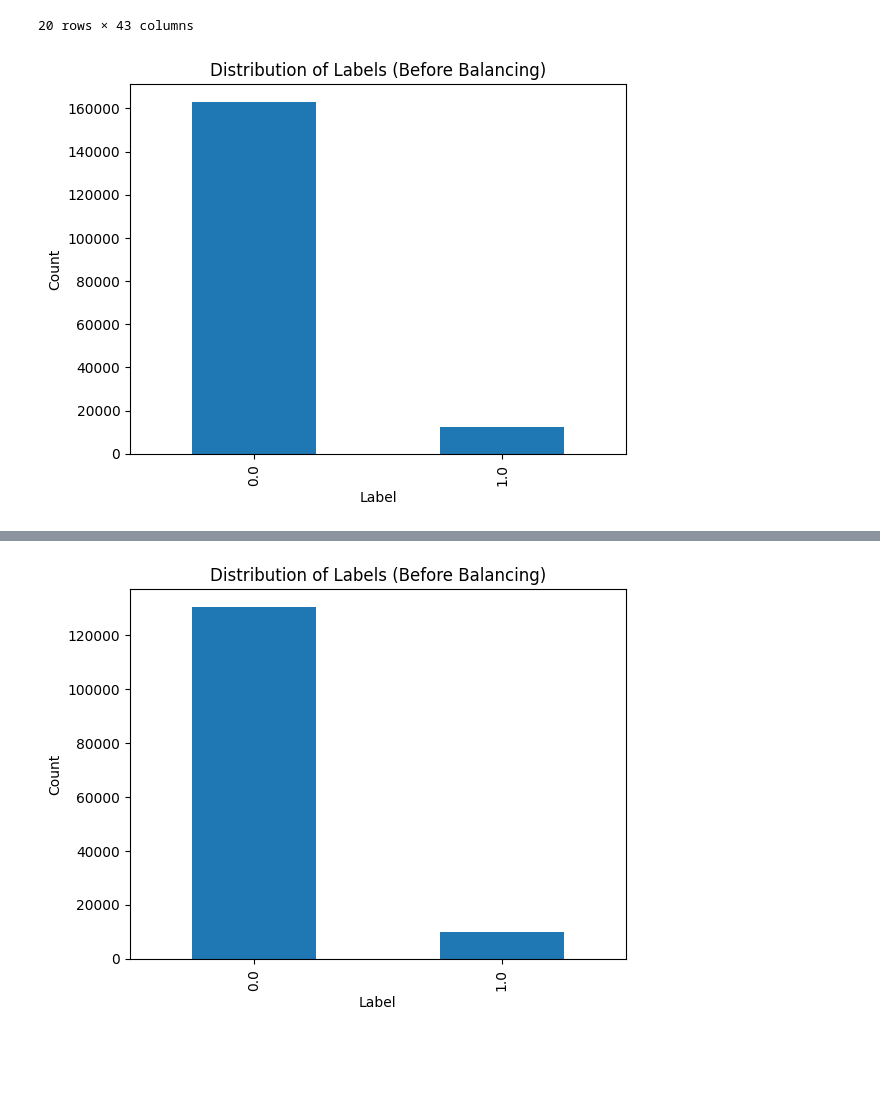
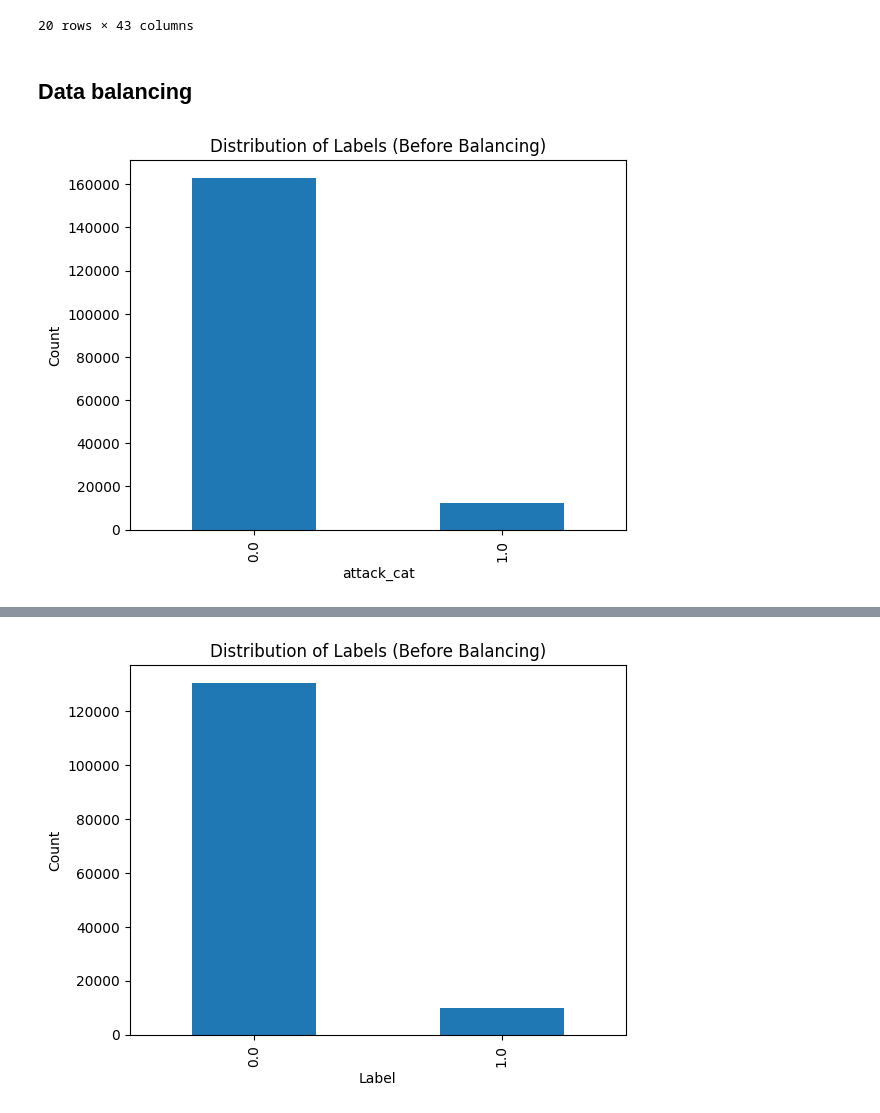
Before and after one commit to Abir-Ba/2CS_Project, a Jupyter notebook: UNSW_NB15.ipynb, the cells around one changed output, grey strips where cells are left out. Drawn from its saved outputs; the diff is of its cells as text; code cells hidden in the pictures; blank space fills up the shorter version.

```diff
--- a/UNSW_NB15.ipynb
+++ b/UNSW_NB15.ipynb
@@ -70,6 +74,3 @@ array(['Normal', 'Backdoor', 'Analysis', 'Fuzzers', 'Shellcode',
 
 dataSet['attack_cat'].replace({ 'DoS' : 1, 'Normal':0, 'Reconnaissance':0, 'Backdoor':0, 'Exploits':0,
        'Analysis':0, 'Fuzzers':0, 'Worms':0, 'Shellcode':0, 'Generic':0},inplace = True)
-# %%
-dataSet.rename(columns = {'attack_cat':'label'},inplace = True)
-dataSet.head()
@@ -135,18 +136,20 @@ dataSet.head(20)
 | 18 | 6.464201e-03 | 0.856061 | 0.000000 | 0.250 | 0.000936 | 0.000547 | 0.000039 | 0.000018 | 0.000039 | 0.996078 | ... | ... |
 | 19 | 8.964002e-03 | 0.856061 | 0.000000 | 0.250 | 0.000936 | 0.000729 | 0.000039 | 0.000024 | 0.000032 | 0.996078 | ... | ... |
 20 rows × 43 columns
+# %% [markdown]
+## Data balancing
 # %%
 #before balancing the label
 import matplotlib.pyplot as plt
 
 # plot the distribution of the 'label' column before balancing
-dataSet['label'].value_counts().plot(kind='bar')
-plt.xlabel('Label')
+dataSet['attack_cat'].value_counts().plot(kind='bar')
+plt.xlabel('attack_cat')
 plt.ylabel('Count')
 plt.title('Distribution of Labels (Before Balancing)')
 plt.show()
 # %% [output]
-[figure, old version]
+[figure, new version]
 # %%
 x = dataSet.iloc[:,0:42]
 y = dataSet.iloc[:,42]
```
Also changed, not shown: parts of 42 cells of this notebook, 1 other file.
